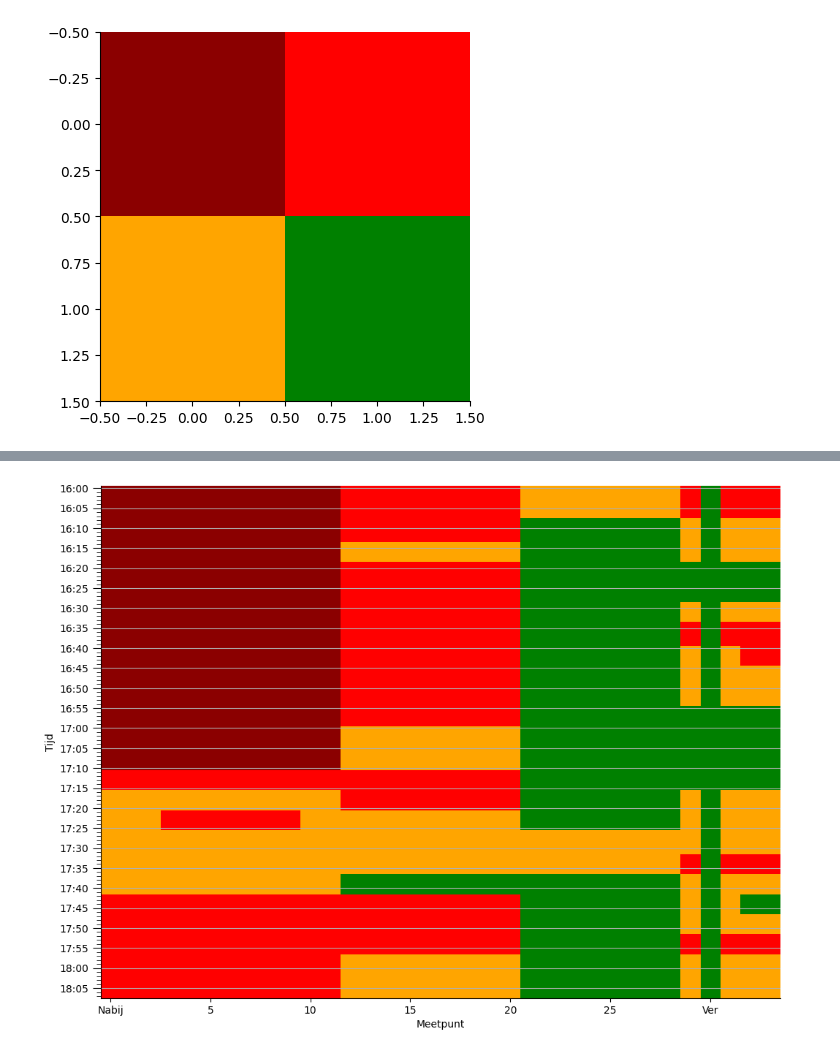
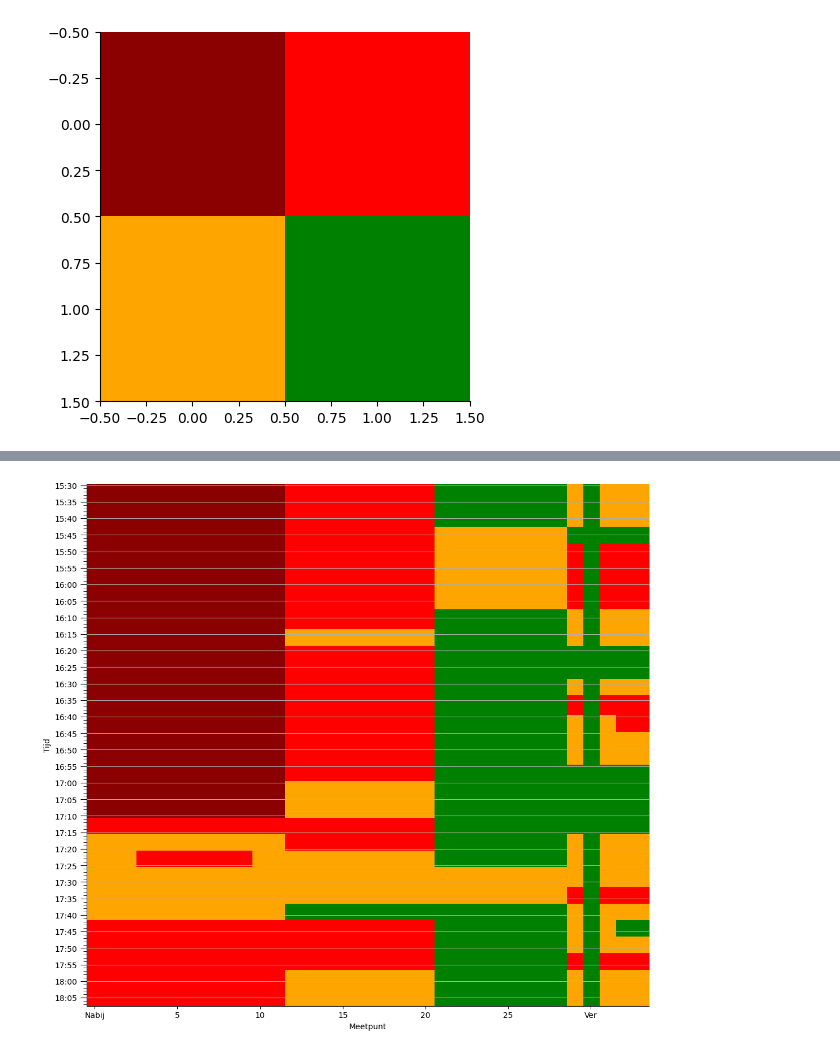
Before and after one commit to cast42/filedrukte_tiensepoort, a Jupyter notebook: calc_length_leuven_tiensesteenweg.ipynb, the cells around one changed output, grey strips where cells are left out. Drawn from its saved outputs; the diff is of its cells as text; code cells hidden in the pictures.

```diff
--- a/calc_length_leuven_tiensesteenweg.ipynb
+++ b/calc_length_leuven_tiensesteenweg.ipynb
@@ -489,6 +406,6 @@ df_resampled.head()
 # %%
 df_street = df_resampled.query("(street == 'tiensesteenweg')")
-# df_street= df_street[df_street.index > "2023-06-02 15:30:00"]
+df_street = df_street[df_street.index > "2023-10-17 15:29:00"]
 # %%
 df_street
 # %% [output]
@@ -512,4 +429,4 @@ df_street
 # All column names
 # ",".join(df_street.columns)
 # %%
-print_map = {"darkred":"*", "red":"x", "orange": "-"}
+print_map = {"darkred": "*", "red": "x", "orange": "-", "green": "."}
@@ -522,7 +432,0 @@ array(['red', 'orange', nan], dtype=object)
-# %%
-for idx, row in df_street.iterrows():
-    print(idx, end="")
-    for i in range(34):
-        symbol = print_map.get(row[f'traffic_color_{i}'], ".")
-        print(symbol,  end="")
-    print("\n")
@@ -566,7 +437,8 @@ ascii_color_map = {"darkred": 30,
 # %%
 for idx, row in df_street.iterrows():
-    print("\n", idx, " ",end="")
+    print(idx, end="")
     for i in range(34):
-        ascii_color = ascii_color_map.get(row[f'traffic_color_{i}'], ".")
-        print_colored_block(ascii_color, "\u2588")
+        symbol = print_map.get(row[f"traffic_color_{i}"], ".")
+        print(symbol, end="")
+    print("\n")
 # %% [output]
@@ -636,11 +508,11 @@ traffic_color_matrix.shape
 # %%
-fig, ax = plt.subplots(figsize=(12, 12))
+fig, ax = plt.subplots(figsize=(16, 12))
 # plt.figure().set_figheight(1)
 # plt.figure().set_figwidth(10)
 
 # plt.axis('off');
 ax.set_xlabel("Meetpunt")
-ax.set_ylabel("Tijd");
+ax.set_ylabel("Tijd")
 # ax.set_xticks([]);
 # ax.set_yticks([]);
 
@@ -657,11 +529,13 @@ ax.set_ylabel("Tijd");
 # Create an array of tick labels (assuming they are in minutes)
 # tick_labels = [str(i * minutes_per_tick) for i in range(len(tick_locations))]
 ticks = df_street.index
-tick_labels = [f"{tick:%H:%M}" if idx%5==0 else "" for idx, tick in enumerate(ticks)]
-major_tick_labels = [f"{tick:%H:%M}"  for idx, tick in enumerate(ticks) if idx%5==0]
+tick_labels = [
+    f"{tick:%H:%M}" if idx % 5 == 0 else "" for idx, tick in enumerate(ticks)
+]
+major_tick_labels = [f"{tick:%H:%M}" for idx, tick in enumerate(ticks) if idx % 5 == 0]
 
 # Plot the matrix using imshow on the specified axis
-ax.imshow(traffic_color_matrix, cmap=cmap, aspect=0.2);
+ax.imshow(traffic_color_matrix, cmap=cmap, aspect=0.2)
 
 # Set y-axis tick locations and labels
 ax.set_yticks(list(range(df_street.shape[0])), minor=True)
@@ -682,48 +556,48 @@ ax.set_yticklabels(major_tick_labels, minor=False)
 
 
 # Customize tick parameters to make major ticks longer
-ax.tick_params(axis='y', which='major', size=8)  # Adjust the size as needed
-ax.tick_params(axis='y', which='minor', size=4)
+ax.tick_params(axis="y", which="major", size=8)  # Adjust the size as needed
+ax.tick_params(axis="y", which="minor", size=4)
 
 # Add gridlines for the y-axis at major y-tick positions
-ax.yaxis.grid(True, which='major')
+ax.yaxis.grid(True, which="major")
 
 # Hide gridlines for the x-axis
 ax.xaxis.grid(False)
 
 # # Remove y-labels for the minor ticks
 # ax.set_yticklabels([], minor=True)
 
 # # Set the x-axis major locator to every 15 minutes
 # ax.yaxis.set_major_locator(mdates.MinuteLocator(interval=15))
 # # Format the x-axis major ticks as hours and minutes
 # ax.yaxis.set_major_formatter(mdates.DateFormatter('%H:%M'))
 # ylabels = ax.get_yticklabels()
 # for idx, label in enumerate(ylabels):
 #     ylabels[idx].set_text('')
 #     if idx == 1:
 #         ylabels[1].set_text('16u')
 #     if idx == len(ylabels)-2:
 #         ylabels[-2].set_text('18u')
 # ax.set_yticklabels(ylabels);
 xlabels = ax.get_xticklabels()
 for idx, label in enumerate(xlabels):
     # xlabels[idx].set_text('')
     if idx == 1:
-        xlabels[1].set_text('Nabij')
-    if idx == len(xlabels)-1:
-        xlabels[-2].set_text('Ver')
-ax.set_xticklabels(xlabels);
+        xlabels[1].set_text("Nabij")
+    if idx == len(xlabels) - 1:
+        xlabels[-2].set_text("Ver")
+ax.set_xticklabels(xlabels)
 
 
 plt.savefig(
     "leuven_tiensesteenweg_231017_16u_18u.png",  # Set path and filename
     dpi=300,  # Set dots per inch
     bbox_inches="tight",  # Remove extra whitespace around plot
     facecolor="white",
 )  # Set background color to white
 # %% [output]
-[figure, old version]
+[figure, new version]
 # %%
 df_street
 # %% [output]
```
Also changed, not shown: parts of 47 cells of this notebook, 1 other file.
